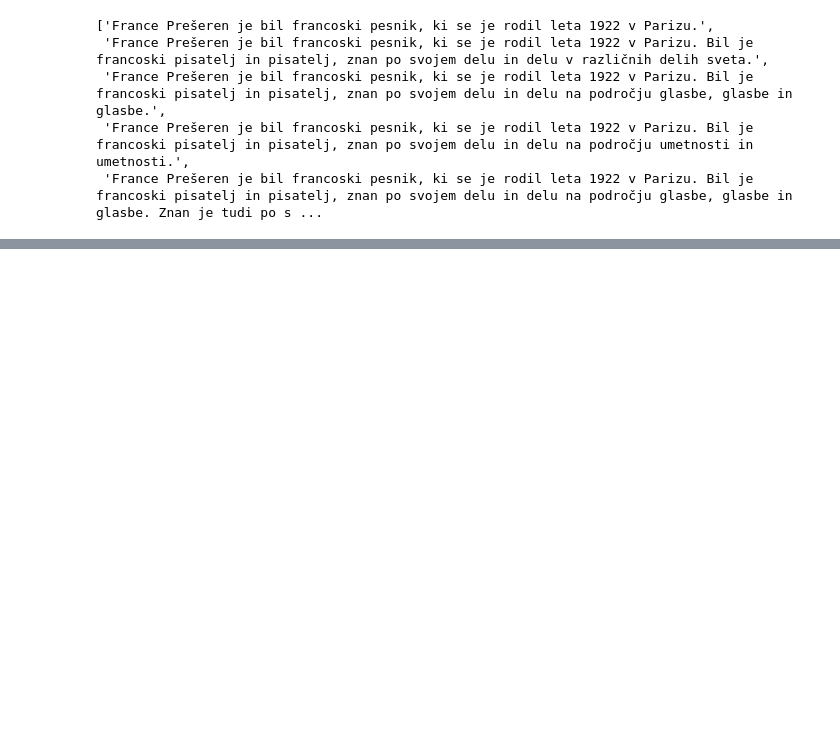
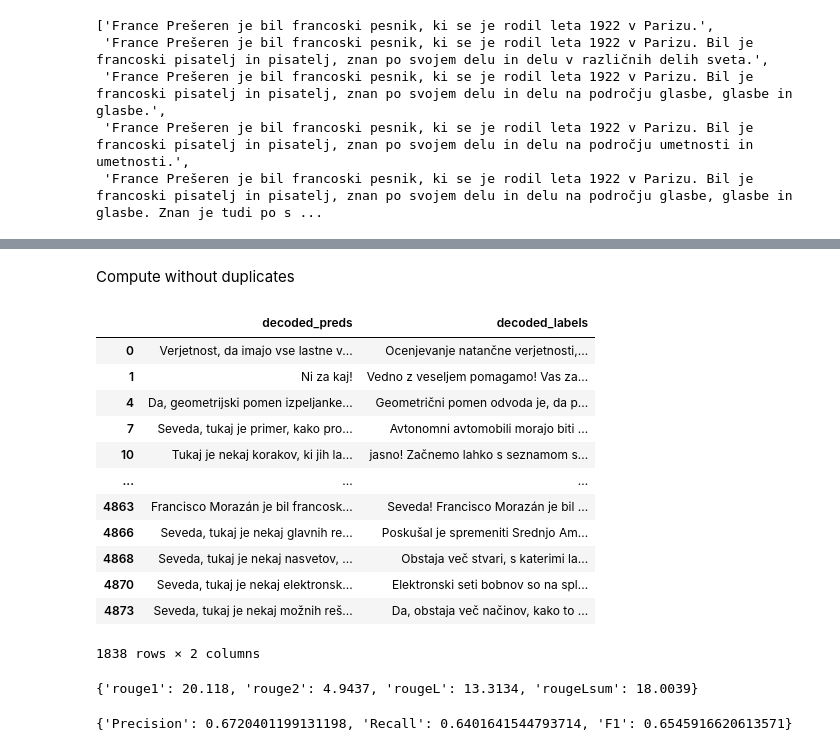
Before and after one commit to UL-FRI-NLP-Course-2022-23/nlp-course-vlr-hsj, a Jupyter notebook: notebooks/evaluation/t5_evaluation.ipynb, the cells around one changed output, grey strips where cells are left out. Saved outputs shown, nothing was run; the diff lists cells and outputs as text; code cells hidden in the pictures; blank space fills up the shorter version.

```diff
--- a/notebooks/evaluation/t5_evaluation.ipynb
+++ b/notebooks/evaluation/t5_evaluation.ipynb
@@ -171,0 +244,32 @@ tokenizer.batch_decode(outputs, skip_special_tokens=True)
+# %% [markdown]
+Compute without duplicates
+# %%
+quantitative_data = quantitative_data.drop_duplicates(subset=["decoded_preds"])
+display(quantitative_data)
+decoded_preds = quantitative_data["decoded_preds"].to_list()
+decoded_labels = quantitative_data["decoded_labels"].to_list()
+# %% [output]
+|  | decoded_preds | decoded_labels |
+| 0 | Verjetnost, da imajo vse lastne v... | Ocenjevanje natančne verjetnosti,... |
+| 1 | Ni za kaj! | Vedno z veseljem pomagamo! Vas za... |
+| 4 | Da, geometrijski pomen izpeljanke... | Geometrični pomen odvoda je, da p... |
+| 7 | Seveda, tukaj je primer, kako pro... | Avtonomni avtomobili morajo biti ... |
+| 10 | Tukaj je nekaj korakov, ki jih la... | jasno! Začnemo lahko s seznamom s... |
+| ... | ... | ... |
+| 4863 | Francisco Morazán je bil francosk... | Seveda! Francisco Morazán je bil ... |
+| 4866 | Seveda, tukaj je nekaj glavnih re... | Poskušal je spremeniti Srednjo Am... |
+| 4868 | Seveda, tukaj je nekaj nasvetov, ... | Obstaja več stvari, s katerimi la... |
+| 4870 | Seveda, tukaj je nekaj elektronsk... | Elektronski seti bobnov so na spl... |
+| 4873 | Seveda, tukaj je nekaj možnih reš... | Da, obstaja več načinov, kako to ... |
+1838 rows × 2 columns
+# %%
+result_rouge = compute_rouge(decoded_preds, decoded_labels)
+print(result_rouge)
+# %% [output]
+{'rouge1': 20.118, 'rouge2': 4.9437, 'rougeL': 13.3134, 'rougeLsum': 18.0039}
+# %%
+result_bert = bert.compute(predictions=decoded_preds, references=decoded_labels, lang="sl")
+result_bert = {"Precision": np.array(result_bert["precision"]).mean(), "Recall": np.array(result_bert["recall"]).mean(), "F1": np.array(result_bert["f1"]).mean()}
+print(result_bert)
+# %% [output]
+{'Precision': 0.6720401199131198, 'Recall': 0.6401641544793714, 'F1': 0.6545916620613571}
```
Also changed, not shown: parts of 19 cells of this notebook, 1 other file.
